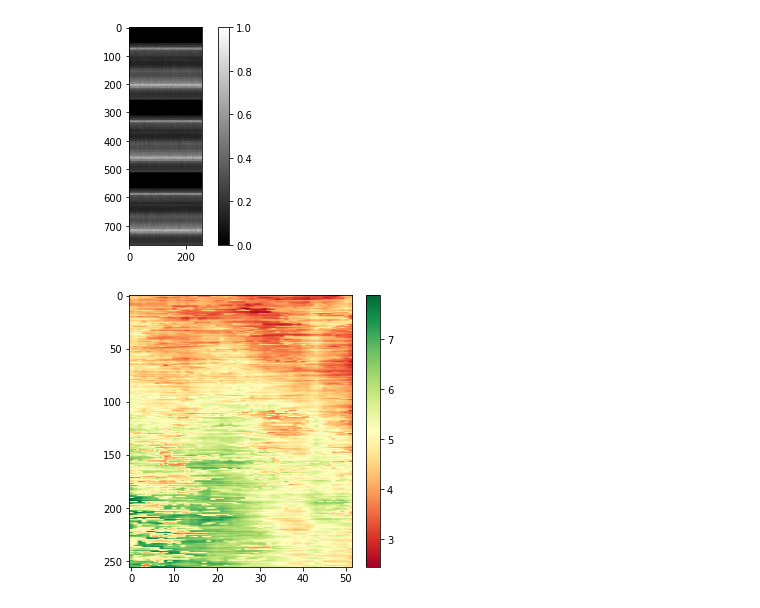
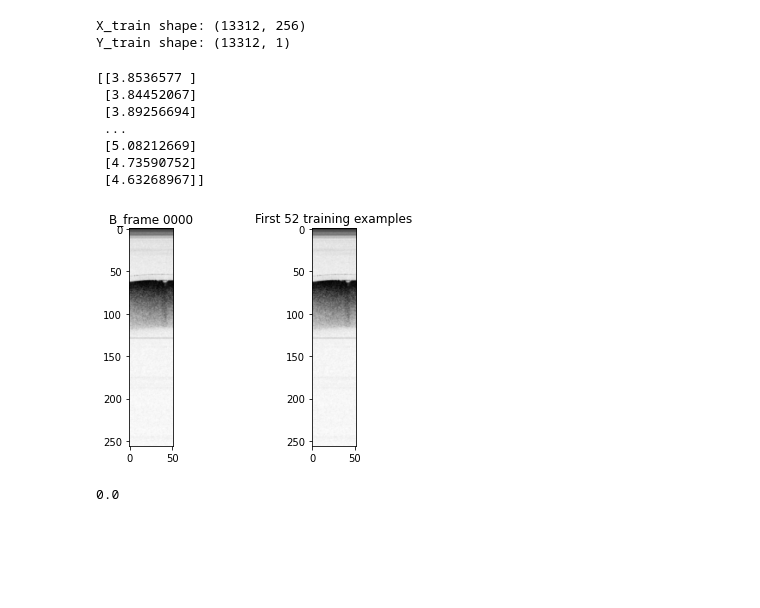
Before and after one commit to nathanwangai/brain-oct-nn-github, a Jupyter notebook: brain oct unet.ipynb, the cells around one changed output. Drawn from its saved outputs; the diff is of its cells as text; code cells hidden in the pictures; blank space fills up the shorter version.

```diff
--- a/brain oct unet.ipynb
+++ b/brain oct unet.ipynb
@@ -43,16 +23,70 @@ print(Y_train.shape)
+# %%
+# Load MLP data format
+
+X_train = []
+
+DATA_LENGTH = 256
+NUM_FRAMES = 256
+
+# load each B-frame
+for i in range(NUM_FRAMES):
+    input_path = X_path + index_generator(i) + ".oct.csv"
+    B_frame = pd.read_csv(input_path, header=None).to_numpy()
+    B_frame = resize(B_frame, (DATA_LENGTH, 52))
+
+    # load each A-line
+    for k in range(52):
+        A_line = B_frame[:,k]
+        X_train.append(A_line)
+
+X_train = np.stack(X_train, axis=0)
+
+Y_train = pd.read_csv(Y_path, header=None).to_numpy()
+Y_train = np.reshape(Y_train, (256*52,1))
+
+print("X_train shape: " + str(X_train.shape))
+print("Y_train shape: " + str(Y_train.shape))
+# %% [output]
+X_train shape: (13312, 256)
+Y_train shape: (13312, 1)
 # %%
-# VISUALIZE DATA
+# Visualize MLP data
 
-plt.imshow(np.reshape(X_train[0:3,:,:], (256*3,256)), cmap='gray')
-plt.colorbar()
+# Verify Y_train has been reshaped in left-right, top-down order
+# Expected:
+# [[3.8536577 ]
+#  [3.84452067]
+#  [3.89256694]
+#  ...
+#  [5.08212669]
+#  [4.73590752]
+#  [4.63268967]]
+print(Y_train)
+
+# Verify X_train is stacked correctly (i.e. first row is first A-line of first frame)\
+plt.subplots(1,2)
+
+plt.subplot(1,2,1)
+B_frame_0000 = pd.read_csv(X_path + '0000.oct.csv', header=None).to_numpy()
+B_frame_0000 = resize(B_frame_0000, (DATA_LENGTH, 52))
+plt.title("B_frame 0000")
+plt.imshow(B_frame_0000, cmap='gray')
+
+plt.subplot(1,2,2)
+X_frame = np.transpose(X_train[0:52,:])
+plt.title("First 52 training examples")
+plt.imshow((X_frame), cmap='gray')
+
 plt.show()
 
-Y_train = np.flip(Y_train, axis=0)
-plt.figure(figsize=(5,5))
-plt.imshow(np.reshape(Y_train, (256,52)), aspect='auto', cmap='RdYlGn')
-plt.colorbar()
-plt.show()
-#Y_train = Y_train[0:32,:,:]
+print(np.sum(B_frame_0000-X_frame))
 # %% [output]
+[[3.8536577 ]
+ [3.84452067]
+ [3.89256694]
+ ...
+ [5.08212669]
+ [4.73590752]
+ [4.63268967]]
-[figure, old version]
+[figure, new version]
-[figure, removed]
+0.0
```
Also changed, not shown: parts of 16 cells of this notebook, 1 other file.
